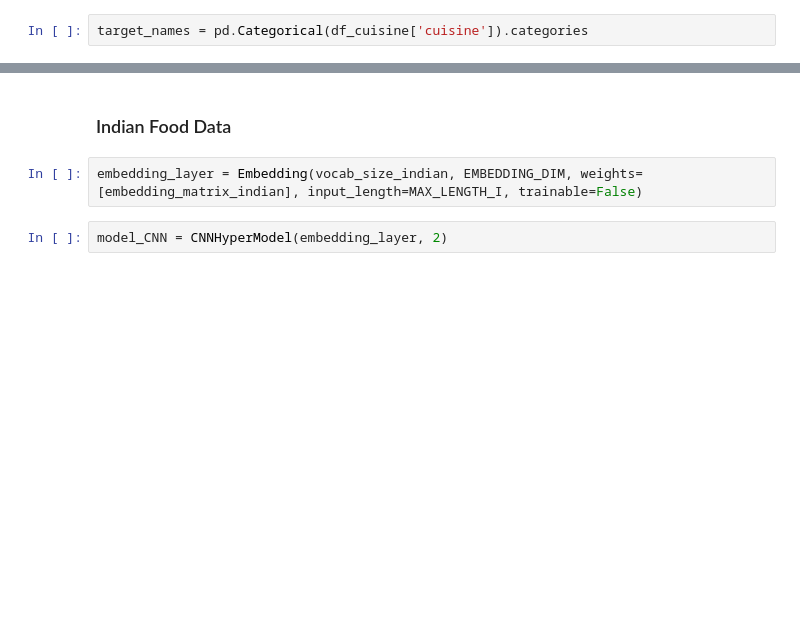
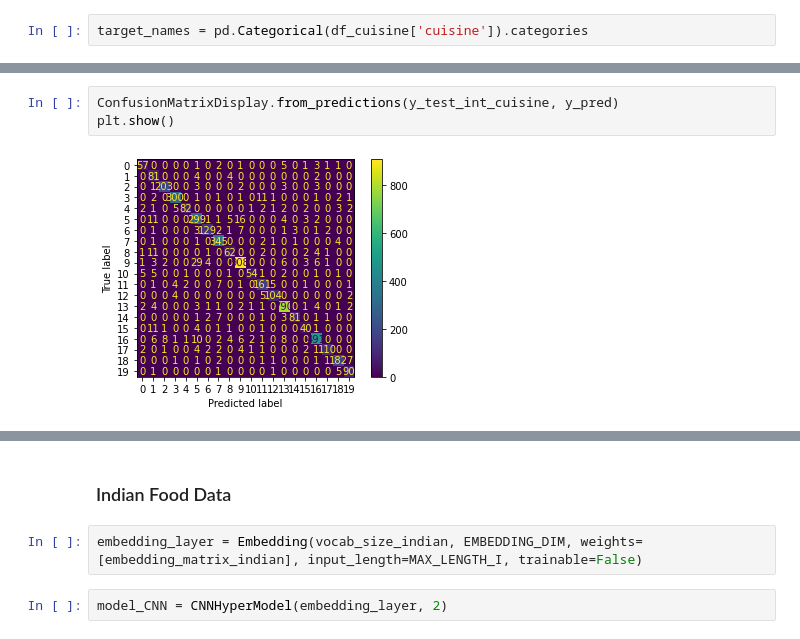
Before and after one commit to dudaholandah/NLP, a Jupyter notebook: Projeto/Word2Vec_Classification.ipynb, the cells around one changed output, grey strips where cells are left out. Saved outputs shown, nothing was run; the diff lists cells and outputs as text; blank space fills up the shorter version.

```diff
--- a/Projeto/Word2Vec_Classification.ipynb
+++ b/Projeto/Word2Vec_Classification.ipynb
@@ -375,0 +368,5 @@ weighted avg       0.13      0.18      0.06       500
+# %%
+ConfusionMatrixDisplay.from_predictions(y_test_int_cuisine, y_pred)
+plt.show()
+# %% [output]
+[figure, added]
```
Also changed, not shown: parts of 60 cells of this notebook.
